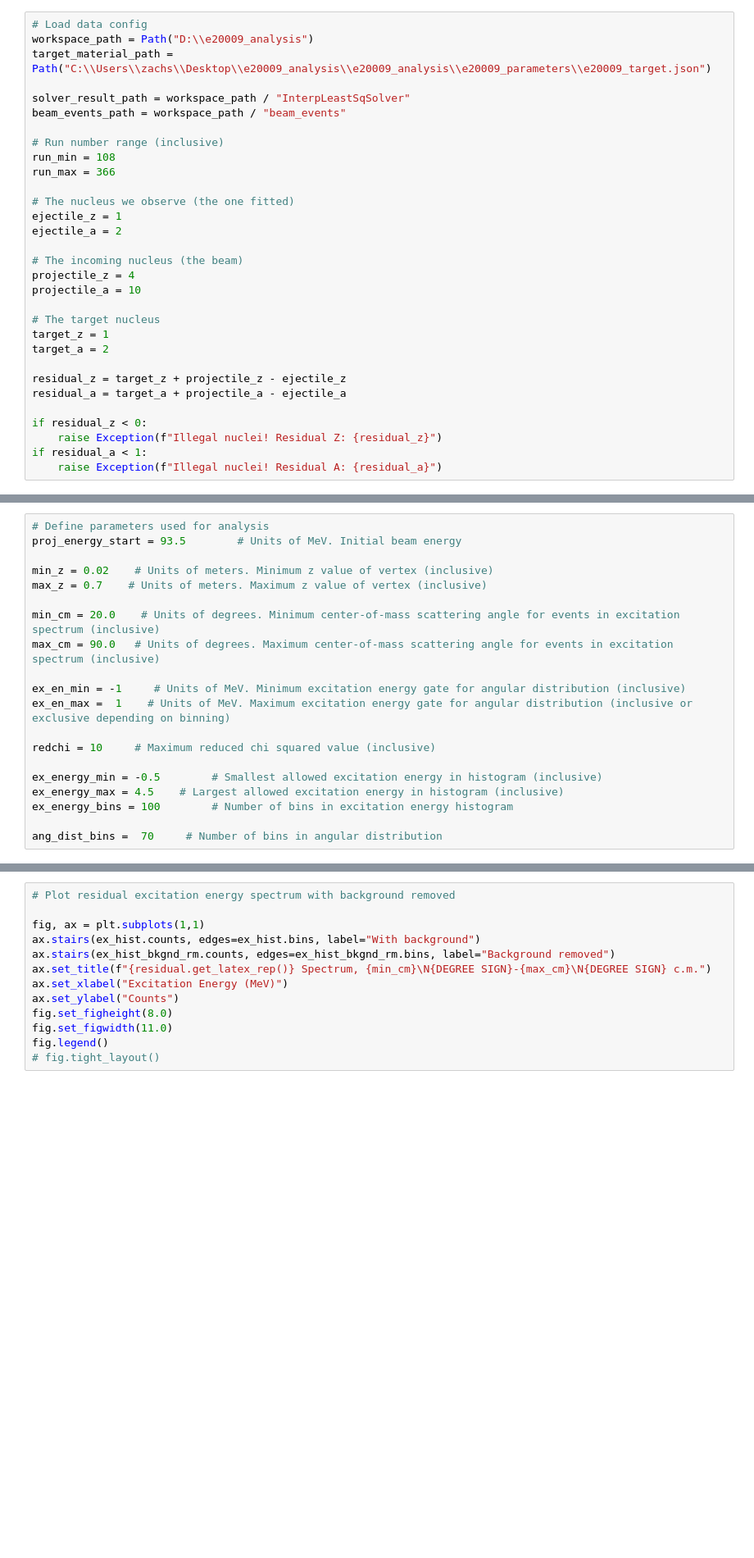
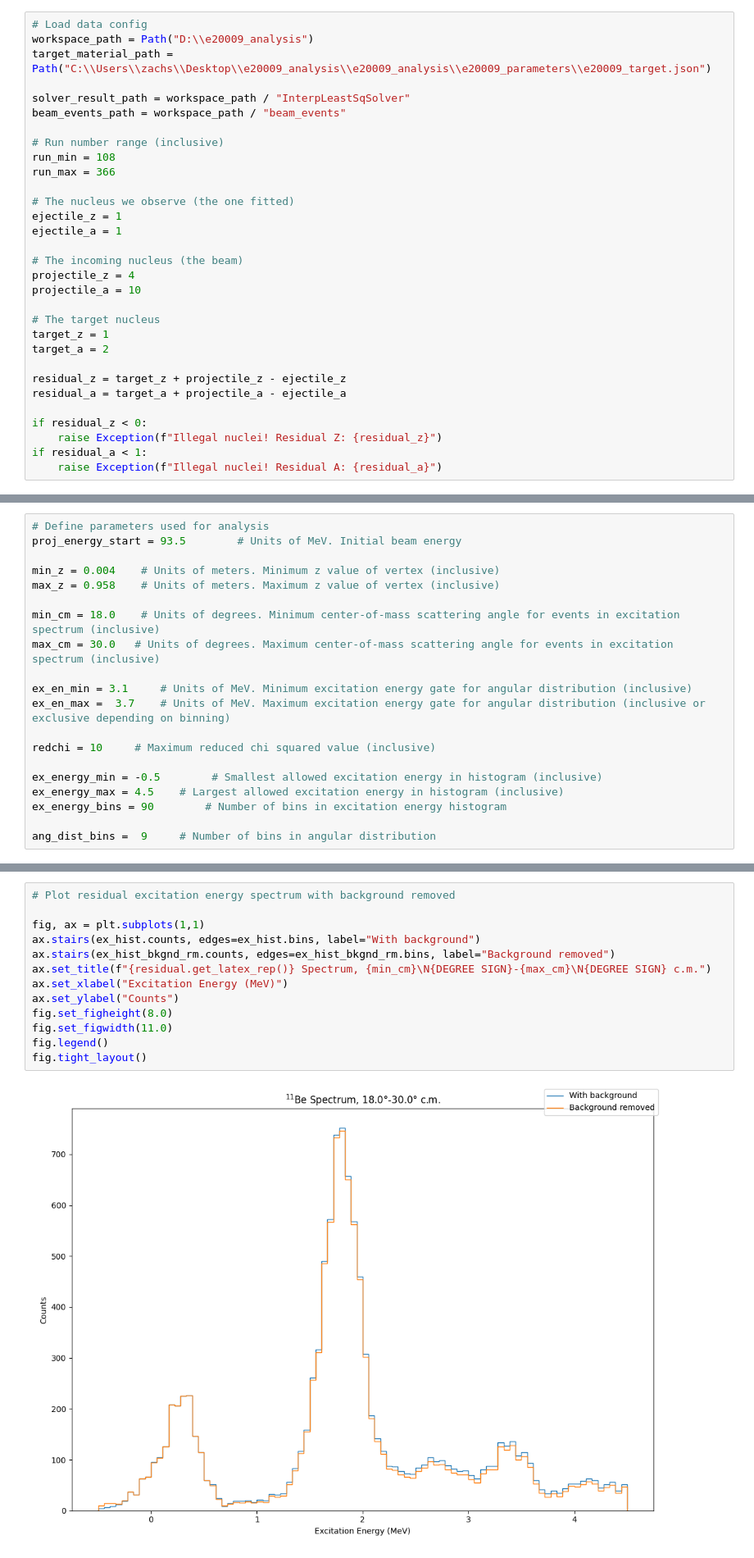
Before and after one commit to sigmanotation/e20009_analysis, a Jupyter notebook: notebooks/e20009_analysis.ipynb, the cells around one changed output, grey strips where cells are left out. Shown at 82% size. Saved outputs shown, nothing was run; the diff lists cells and outputs as text; blank space fills up the shorter version.

```diff
--- a/notebooks/e20009_analysis.ipynb
+++ b/notebooks/e20009_analysis.ipynb
@@ -34,7 +34,7 @@ run_max = 366
 
 # The nucleus we observe (the one fitted)
 ejectile_z = 1
-ejectile_a = 2
+ejectile_a = 1
 
 # The incoming nucleus (the beam)
 projectile_z = 4
@@ -69,22 +72,22 @@ print(f"Target material: {target_material.ugly_string}")
 # Define parameters used for analysis
 proj_energy_start = 93.5        # Units of MeV. Initial beam energy
 
-min_z = 0.02    # Units of meters. Minimum z value of vertex (inclusive)
-max_z = 0.7    # Units of meters. Maximum z value of vertex (inclusive)
+min_z = 0.004    # Units of meters. Minimum z value of vertex (inclusive)
+max_z = 0.958    # Units of meters. Maximum z value of vertex (inclusive)
 
-min_cm = 20.0    # Units of degrees. Minimum center-of-mass scattering angle for events in excitation spectrum (inclusive)
-max_cm = 90.0   # Units of degrees. Maximum center-of-mass scattering angle for events in excitation spectrum (inclusive)
+min_cm = 18.0    # Units of degrees. Minimum center-of-mass scattering angle for events in excitation spectrum (inclusive)
+max_cm = 30.0   # Units of degrees. Maximum center-of-mass scattering angle for events in excitation spectrum (inclusive)
 
-ex_en_min = -1     # Units of MeV. Minimum excitation energy gate for angular distribution (inclusive)
-ex_en_max =  1    # Units of MeV. Maximum excitation energy gate for angular distribution (inclusive or exclusive depending on binning)
+ex_en_min = 3.1     # Units of MeV. Minimum excitation energy gate for angular distribution (inclusive)
+ex_en_max =  3.7    # Units of MeV. Maximum excitation energy gate for angular distribution (inclusive or exclusive depending on binning)
 
 redchi = 10     # Maximum reduced chi squared value (inclusive)
 
 ex_energy_min = -0.5        # Smallest allowed excitation energy in histogram (inclusive)
 ex_energy_max = 4.5    # Largest allowed excitation energy in histogram (inclusive)
-ex_energy_bins = 100        # Number of bins in excitation energy histogram
+ex_energy_bins = 90        # Number of bins in excitation energy histogram
 
-ang_dist_bins =  70     # Number of bins in angular distribution
+ang_dist_bins =  9     # Number of bins in angular distribution
 # %%
 # Define parameters used for finding the cross section
 
@@ -656,16 +679,18 @@ ex_hist_bkgnd_rm.counts = ex_counts
 # %%
 # Plot residual excitation energy spectrum with background removed
 
 fig, ax = plt.subplots(1,1)
 ax.stairs(ex_hist.counts, edges=ex_hist.bins, label="With background")
 ax.stairs(ex_hist_bkgnd_rm.counts, edges=ex_hist_bkgnd_rm.bins, label="Background removed")
 ax.set_title(f"{residual.get_latex_rep()} Spectrum, {min_cm}\N{DEGREE SIGN}-{max_cm}\N{DEGREE SIGN} c.m.")
 ax.set_xlabel("Excitation Energy (MeV)")
 ax.set_ylabel("Counts")
 fig.set_figheight(8.0)
 fig.set_figwidth(11.0)
 fig.legend()
-# fig.tight_layout()
+fig.tight_layout()
+# %% [output]
+[figure, added]
 # %%
 # Find analysis efficiency correction
 
```
Also changed, not shown: parts of 14 cells of this notebook.
